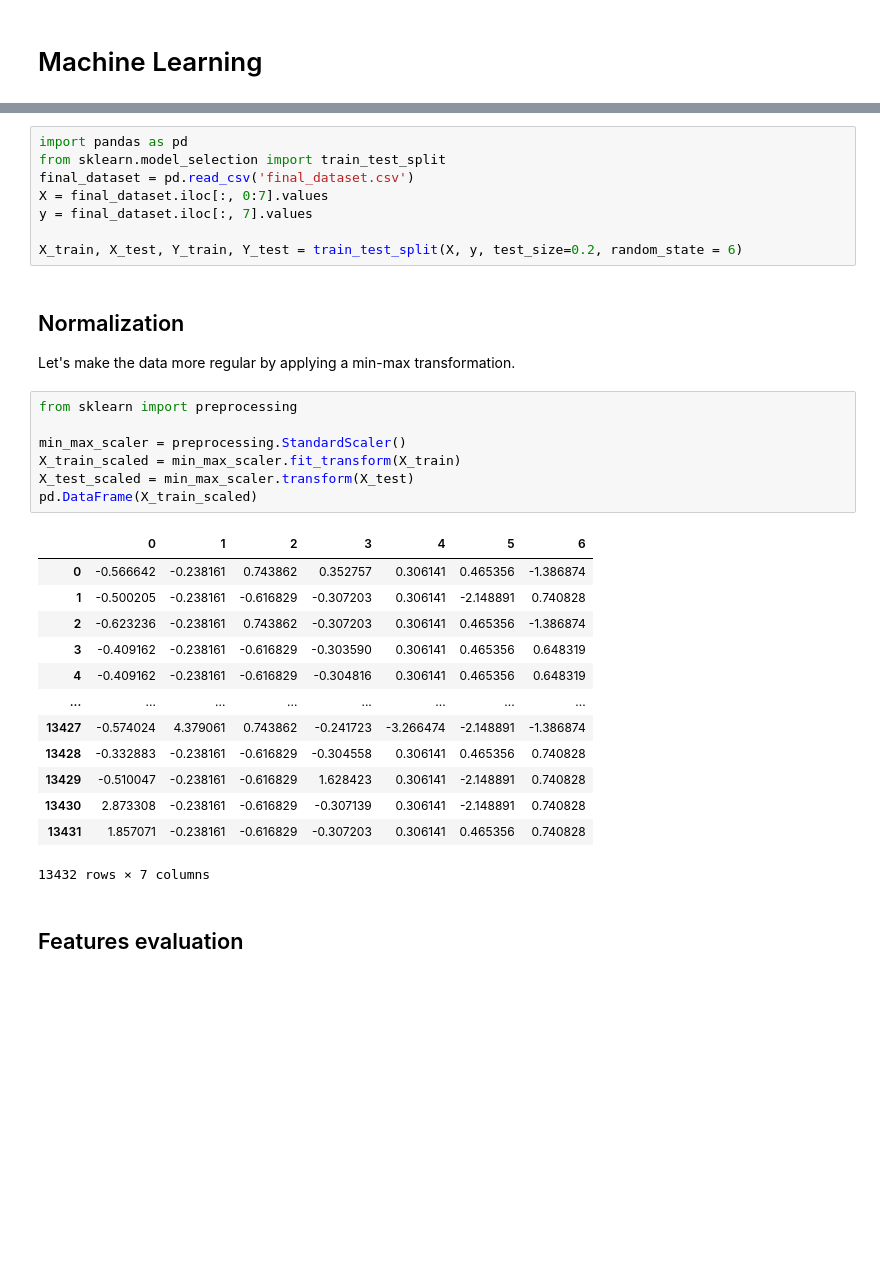
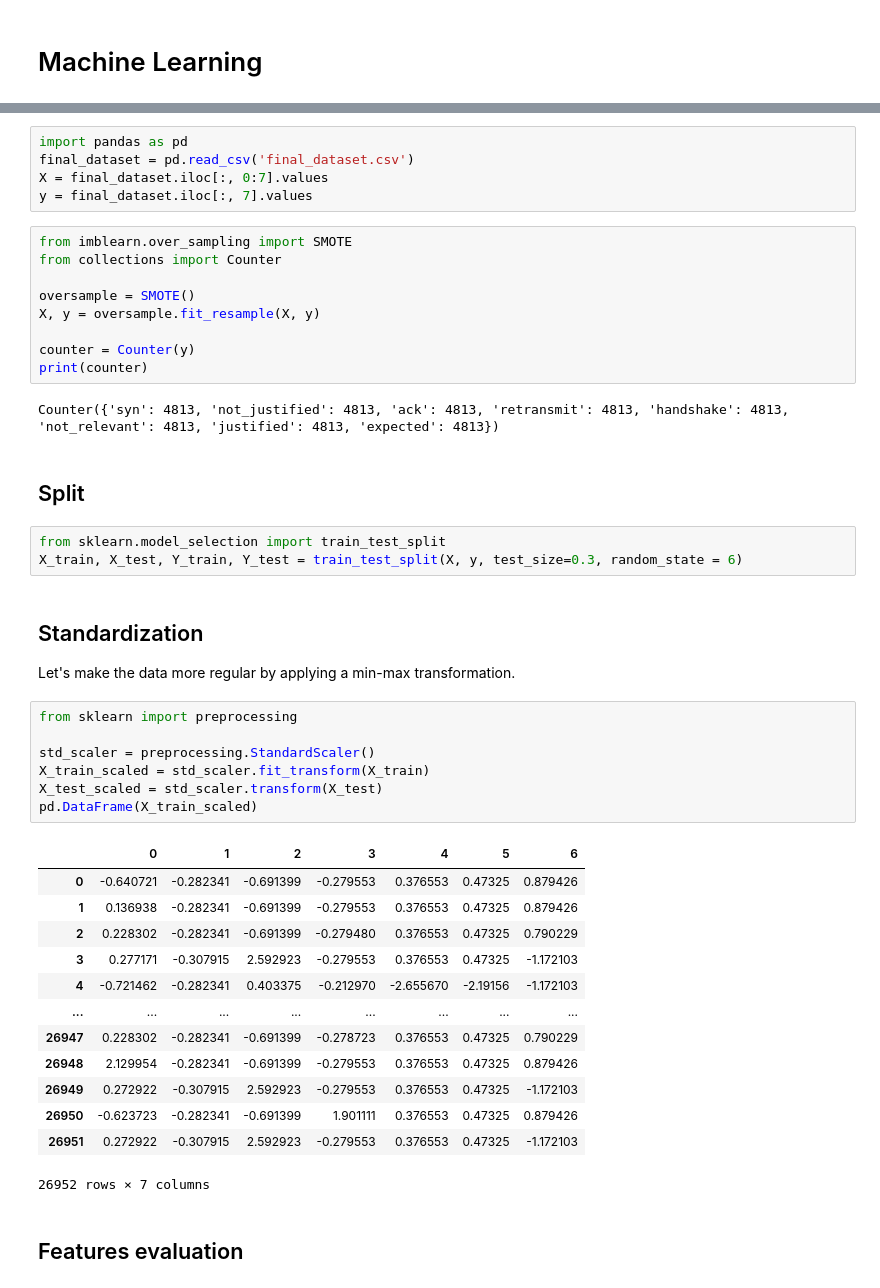
Before and after one commit to biagioboi/alexa_real_time_analyzer, a Jupyter notebook: data_analytics_project.ipynb, the cells around one changed output, grey strips where cells are left out. Saved outputs shown, nothing was run; the diff lists cells and outputs as text; blank space fills up the shorter version.

```diff
--- a/data_analytics_project.ipynb
+++ b/data_analytics_project.ipynb
@@ -305,35 +325,48 @@ Loading of the dataset and split it into train and test dataset by removing the
 # %%
 import pandas as pd
-from sklearn.model_selection import train_test_split
 final_dataset = pd.read_csv('final_dataset.csv')
 X = final_dataset.iloc[:, 0:7].values
 y = final_dataset.iloc[:, 7].values
-
-X_train, X_test, Y_train, Y_test = train_test_split(X, y, test_size=0.2, random_state = 6)
+# %%
+from imblearn.over_sampling import SMOTE
+from collections import Counter
+
+oversample = SMOTE()
+X, y = oversample.fit_resample(X, y)
+
+counter = Counter(y)
+print(counter)
+# %% [output]
+Counter({'syn': 4813, 'not_justified': 4813, 'ack': 4813, 'retransmit': 4813, 'handshake': 4813, 'not_relevant': 4813, 'justified': 4813, 'expected': 4813})
+# %% [markdown]
+## Split
+# %%
+from sklearn.model_selection import train_test_split
+X_train, X_test, Y_train, Y_test = train_test_split(X, y, test_size=0.3, random_state = 6)
 # %% [markdown]
-## Normalization
+## Standardization
 Let's make the data more regular by applying a min-max transformation.
 # %%
 from sklearn import preprocessing
 
-min_max_scaler = preprocessing.StandardScaler()
-X_train_scaled = min_max_scaler.fit_transform(X_train)
-X_test_scaled = min_max_scaler.transform(X_test)
+std_scaler = preprocessing.StandardScaler()
+X_train_scaled = std_scaler.fit_transform(X_train)
+X_test_scaled = std_scaler.transform(X_test)
 pd.DataFrame(X_train_scaled)
 # %% [output]
 |  | 0 | 1 | 2 | 3 | 4 | 5 | 6 |
-| 0 | -0.566642 | -0.238161 | 0.743862 | 0.352757 | 0.306141 | 0.465356 | -1.386874 |
-| 1 | -0.500205 | -0.238161 | -0.616829 | -0.307203 | 0.306141 | -2.148891 | 0.740828 |
-| 2 | -0.623236 | -0.238161 | 0.743862 | -0.307203 | 0.306141 | 0.465356 | -1.386874 |
-| 3 | -0.409162 | -0.238161 | -0.616829 | -0.303590 | 0.306141 | 0.465356 | 0.648319 |
-| 4 | -0.409162 | -0.238161 | -0.616829 | -0.304816 | 0.306141 | 0.465356 | 0.648319 |
+| 0 | -0.640721 | -0.282341 | -0.691399 | -0.279553 | 0.376553 | 0.47325 | 0.879426 |
+| 1 | 0.136938 | -0.282341 | -0.691399 | -0.279553 | 0.376553 | 0.47325 | 0.879426 |
+| 2 | 0.228302 | -0.282341 | -0.691399 | -0.279480 | 0.376553 | 0.47325 | 0.790229 |
+| 3 | 0.277171 | -0.307915 | 2.592923 | -0.279553 | 0.376553 | 0.47325 | -1.172103 |
+| 4 | -0.721462 | -0.282341 | 0.403375 | -0.212970 | -2.655670 | -2.19156 | -1.172103 |
 | ... | ... | ... | ... | ... | ... | ... | ... |
-| 13427 | -0.574024 | 4.379061 | 0.743862 | -0.241723 | -3.266474 | -2.148891 | -1.386874 |
-| 13428 | -0.332883 | -0.238161 | -0.616829 | -0.304558 | 0.306141 | 0.465356 | 0.740828 |
-| 13429 | -0.510047 | -0.238161 | -0.616829 | 1.628423 | 0.306141 | -2.148891 | 0.740828 |
-| 13430 | 2.873308 | -0.238161 | -0.616829 | -0.307139 | 0.306141 | -2.148891 | 0.740828 |
-| 13431 | 1.857071 | -0.238161 | -0.616829 | -0.307203 | 0.306141 | 0.465356 | 0.740828 |
+| 26947 | 0.228302 | -0.282341 | -0.691399 | -0.278723 | 0.376553 | 0.47325 | 0.790229 |
+| 26948 | 2.129954 | -0.282341 | -0.691399 | -0.279553 | 0.376553 | 0.47325 | 0.879426 |
+| 26949 | 0.272922 | -0.307915 | 2.592923 | -0.279553 | 0.376553 | 0.47325 | -1.172103 |
+| 26950 | -0.623723 | -0.282341 | -0.691399 | 1.901111 | 0.376553 | 0.47325 | 0.879426 |
+| 26951 | 0.272922 | -0.307915 | 2.592923 | -0.279553 | 0.376553 | 0.47325 | -1.172103 |
-13432 rows × 7 columns
+26952 rows × 7 columns
 # %% [markdown]
 ## Features evaluation
 # %%
```
Also changed, not shown: parts of 3 cells of this notebook, 2 other files.
